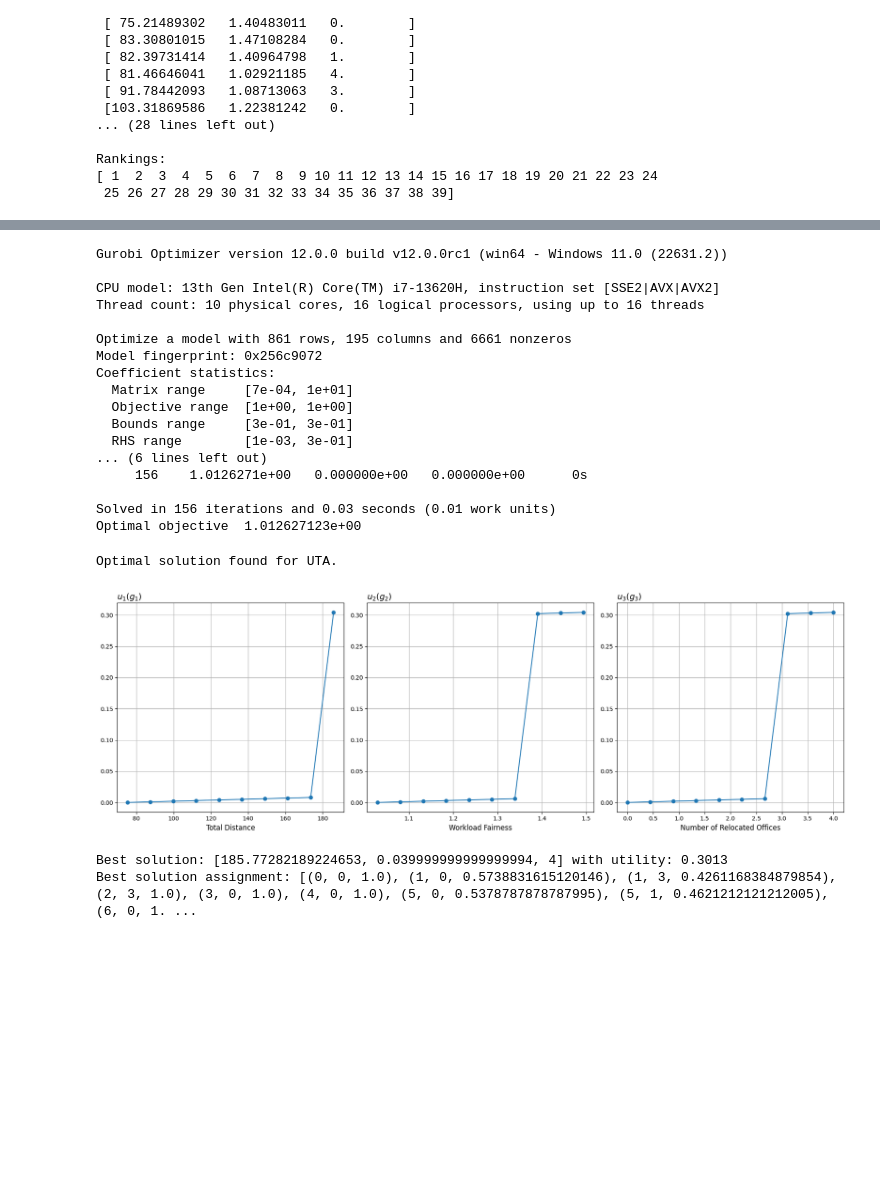
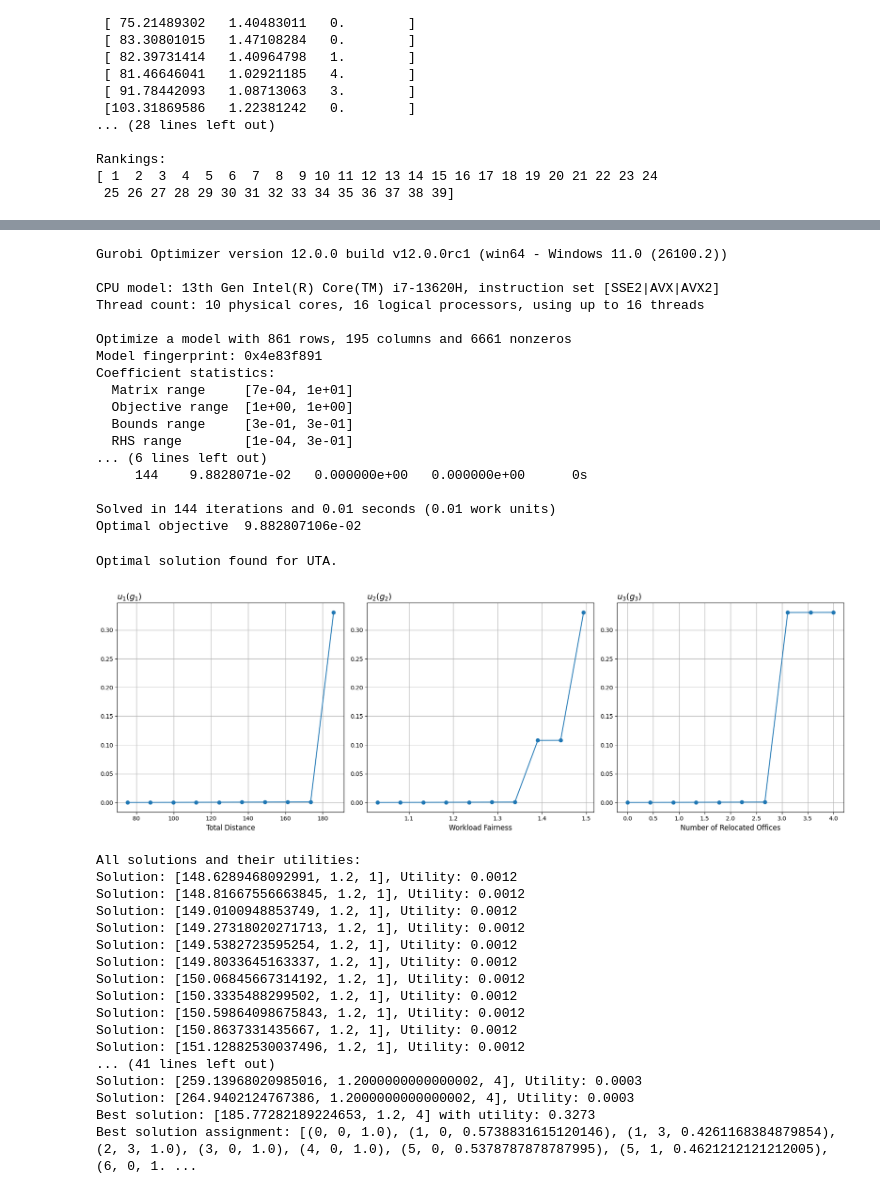
Before and after one commit to AncientPatata/sdp_project, a Jupyter notebook: SDP_project.ipynb, the cells around one changed output, grey strips where cells are left out. Saved outputs shown, nothing was run; the diff lists cells and outputs as text; code cells hidden in the pictures; blank space fills up the shorter version.

```diff
--- a/SDP_project.ipynb
+++ b/SDP_project.ipynb
@@ -582,7 +582,8 @@ def solve_partial_assignment_UTA(epsilon, workload_min, workload_max):
         workloads_per_sr = [
             sum(workloads[i] * x[i, j].X for i in bricks) for j in SRs
         ]
-        workload_fairness = np.var(workloads_per_sr)  # Variance of workloads
+        # workload_fairness = np.var(workloads_per_sr)  # Variance of workloads
+        workload_fairness = np.max(workloads_per_sr)  # Variance of workloads
 
         return model.objVal, disruption.getValue(), num_relocated, workload_fairness, assignments
     else:
@@ -671,8 +672,8 @@ uta_criteria = [solution[:3] for solution in non_dominated_solutions_UTA]
 # %%
 n_criteria = 3
 n_alternatives = len(criteria_values)
-epsilon_mono = 1e-3
-epsilon_rank = 1e-3
+epsilon_mono = 1e-4
+epsilon_rank = 1e-4
 L_max = 10
 breakpoints = {i: np.linspace(min(criteria_values[:, i]), max(criteria_values[:, i]), L_max) for i in range(n_criteria)}
 # %%
@@ -724,23 +725,23 @@ model.setObjective(quicksum(sigma_plus[j] + sigma_minus[j] for j in range(n_alte
 
 model.optimize()
 # %% [output]
-Gurobi Optimizer version 12.0.0 build v12.0.0rc1 (win64 - Windows 11.0 (22631.2))
+Gurobi Optimizer version 12.0.0 build v12.0.0rc1 (win64 - Windows 11.0 (26100.2))
 
 CPU model: 13th Gen Intel(R) Core(TM) i7-13620H, instruction set [SSE2|AVX|AVX2]
 Thread count: 10 physical cores, 16 logical processors, using up to 16 threads
 
 Optimize a model with 861 rows, 195 columns and 6661 nonzeros
-Model fingerprint: 0x256c9072
+Model fingerprint: 0x4e83f891
 Coefficient statistics:
   Matrix range     [7e-04, 1e+01]
   Objective range  [1e+00, 1e+00]
   Bounds range     [3e-01, 3e-01]
-  RHS range        [1e-03, 3e-01]
+  RHS range        [1e-04, 3e-01]
 ... (6 lines left out)
-     156    1.0126271e+00   0.000000e+00   0.000000e+00      0s
+     144    9.8828071e-02   0.000000e+00   0.000000e+00      0s
 
-Solved in 156 iterations and 0.03 seconds (0.01 work units)
-Optimal objective  1.012627123e+00
+Solved in 144 iterations and 0.01 seconds (0.01 work units)
+Optimal objective  9.882807106e-02
 # %%
 if model.status == GRB.OPTIMAL:
     print("Optimal solution found for UTA.")
@@ -749,36 +750,51 @@ if model.status == GRB.OPTIMAL:
     for i in range(n_criteria):
         piecewise_utilities[i] = [u[i][j].X for j in range(len(breakpoints[i]))]
 
     # Plot piecewise utilities
     fig, axes = plt.subplots(1, n_criteria, figsize=(18, 6))
     for i, ax in enumerate(axes):
         ax.plot(breakpoints[i], piecewise_utilities[i], marker="o")
         ax.set_xlabel(["Total Distance", "Workload Fairness", "Number of Relocated Offices"][i], fontsize=12)
         ax.set_title(f"$u_{i+1}(g_{i+1})$", fontsize=14, loc='left')
         ax.grid(True)
     plt.tight_layout()
     plt.show()
 
     solution_utilities = [
         (solution, calculate_solution_utility(solution, piecewise_utilities, breakpoints, n_criteria))
         for solution in uta_criteria
     ]
 
-    # print("All solutions and their utilities:")
-    # for solution, utility in solution_utilities:
-    #     print(f"Solution: {solution}, Utility: {utility:.4f}")
+    print("All solutions and their utilities:")
+    for solution, utility in solution_utilities:
+        print(f"Solution: {solution}, Utility: {utility:.4f}")
 
     best_solution = max(solution_utilities, key=lambda x: x[1])
 
     best_solution_assign = non_dominated_solutions_UTA[uta_criteria.index(best_solution[0])] # retrieve the assignment
     best_assignment = best_solution_assign[-1]
 
     print(f"Best solution: {best_solution[0]} with utility: {best_solution[1]:.4f}")
     print(f"Best solution assignment: {best_assignment}")
 else:
     print("No optimal solution found for UTA.")
 # %% [output]
 Optimal solution found for UTA.
-[figure, old version]
+[figure, new version]
-Best solution: [185.77282189224653, 0.039999999999999994, 4] with utility: 0.3013
+All solutions and their utilities:
+Solution: [148.6289468092991, 1.2, 1], Utility: 0.0012
+Solution: [148.81667556663845, 1.2, 1], Utility: 0.0012
+Solution: [149.0100948853749, 1.2, 1], Utility: 0.0012
+Solution: [149.27318020271713, 1.2, 1], Utility: 0.0012
+Solution: [149.5382723595254, 1.2, 1], Utility: 0.0012
+Solution: [149.8033645163337, 1.2, 1], Utility: 0.0012
+Solution: [150.06845667314192, 1.2, 1], Utility: 0.0012
+Solution: [150.3335488299502, 1.2, 1], Utility: 0.0012
+Solution: [150.59864098675843, 1.2, 1], Utility: 0.0012
+Solution: [150.8637331435667, 1.2, 1], Utility: 0.0012
+Solution: [151.12882530037496, 1.2, 1], Utility: 0.0012
+... (41 lines left out)
+Solution: [259.13968020985016, 1.2000000000000002, 4], Utility: 0.0003
+Solution: [264.9402124767386, 1.2000000000000002, 4], Utility: 0.0003
+Best solution: [185.77282189224653, 1.2, 4] with utility: 0.3273
 Best solution assignment: [(0, 0, 1.0), (1, 0, 0.5738831615120146), (1, 3, 0.4261168384879854), (2, 3, 1.0), (3, 0, 1.0), (4, 0, 1.0), (5, 0, 0.5378787878787995), (5, 1, 0.4621212121212005), (6, 0, 1. ...
```
Also changed, not shown: parts of 2 cells of this notebook, 1 other file.
